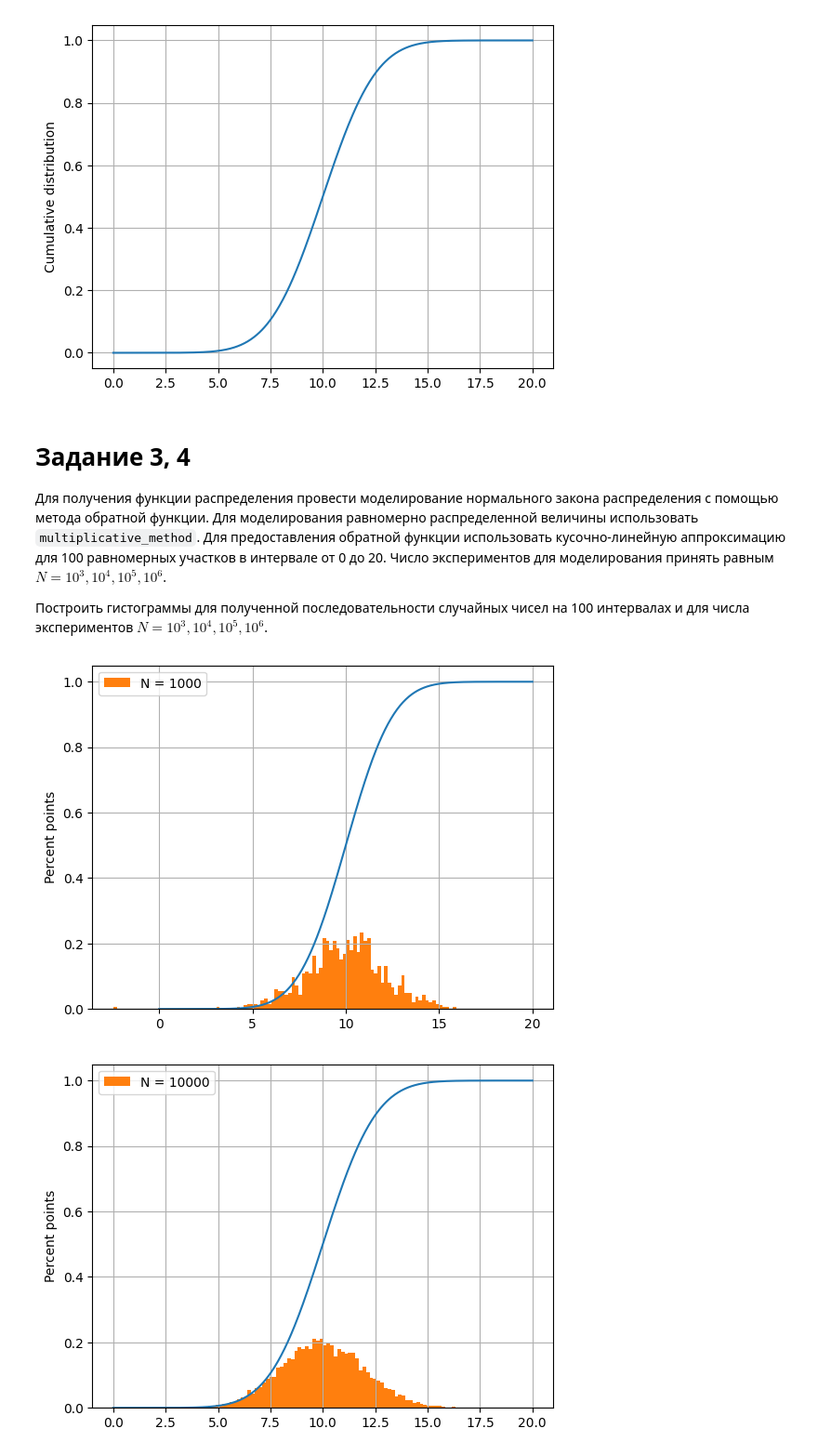
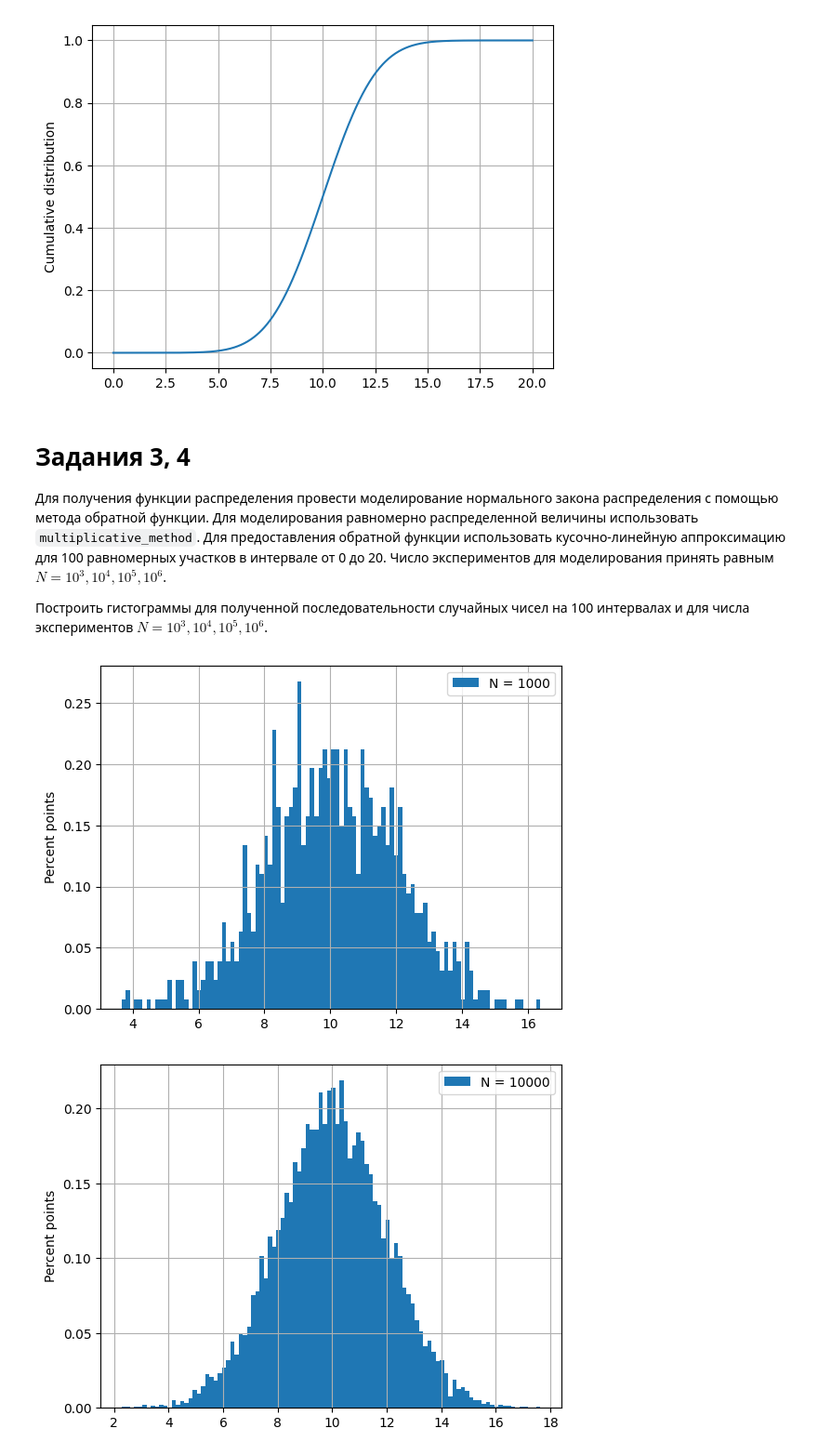
Before and after one commit to ValeryVerkhoturov/systems-modeling, a Jupyter notebook: практика 3/practice 3.ipynb, the cells around one changed output. Shown: that part at 93% size. Saved outputs shown, nothing was run; the diff lists cells and outputs as text; code cells hidden in the pictures.

Commit message:
Fix practice 3 plots

```diff
--- a/практика 3/practice 3.ipynb
+++ b/практика 3/practice 3.ipynb
@@ -8,7 +8,7 @@ import numpy as np
 import matplotlib.pyplot as plt
 from scipy.stats import norm
 # %%
-def multiplicative_method(a = 22_695_477, b = 1, m = 2 ** 64 - 1, x = 0):
+def multiplicative_method(a = 22_695_47, b = 1, m = 2 ** 64 - 1, x = 0):
     while True:
         if m > 2 ** 32:
             m = m % 2 ** 32
@@ -79,7 +79,7 @@ task_2()
 # %% [output]
 [figure]
 # %% [markdown]
-# Задание 3, 4
+# Задания 3, 4
 
 Для получения функции распределения провести моделирование нормального закона распределения с помощью метода обратной функции. Для моделирования равномерно распределенной величины использовать `multiplicative_method`. Для предоставления обратной функции использовать кусочно-линейную аппроксимацию для 100 равномерных участков в интервале от 0 до 20. Число экспериментов для моделирования принять равным $N = 10^3, 10^4, 10^5, 10^6$.
 
@@ -87,23 +87,25 @@ task_2()
 # %%
 def task_3():
     mean = 10
     sigma = 2
     start_x = 0
     end_x = 20
     experiments = [10 ** 3, 10 ** 4, 10 ** 5, 10 ** 6]
 
-    multiplicative_generator = multiplicative_method()
+    multiplicative_generator = multiplicative_method(x=2)
     for experiment in experiments:
-        task_2_cdf(mean, sigma, start_x, end_x)
-        y = np.array([next(multiplicative_generator) for _ in range(experiment)])
-        y = norm.ppf(y, mean, sigma)
+        y = norm.ppf(
+            [next(multiplicative_generator) for _ in range(experiment)],
+            mean,
+            sigma)
+
         plt.hist(y, bins=100, density=True, label=f'N = {experiment}')
         plt.legend()
         plt.ylabel('Percent points')
         plt.grid(True)
         plt.show()
 
 task_3()
 # %% [output]
-[figure, old version]
+[figure, new version]
-[figure, old version]
+[figure, new version]
```
Also changed, not shown: parts of 1 cell of this notebook, 1 other file.
